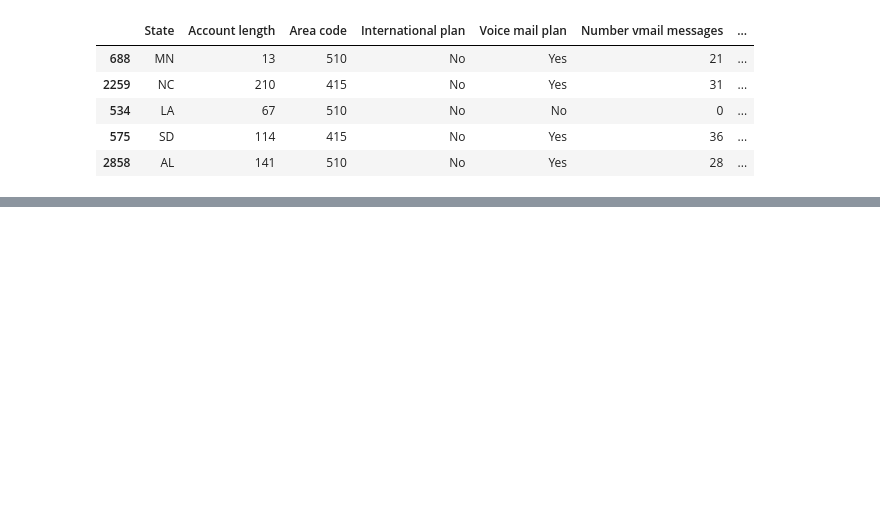
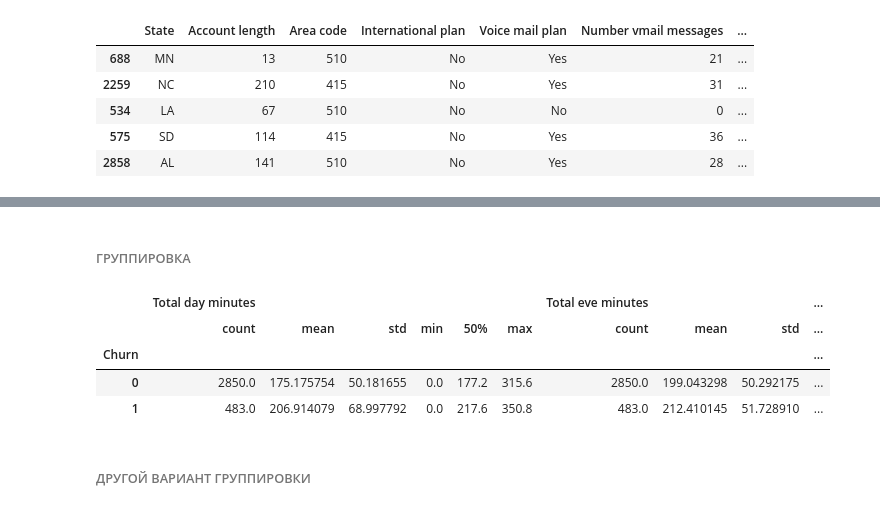
Before and after one commit to all-white/test2, a Jupyter notebook: Untitled.ipynb, the cells around one changed output, grey strips where cells are left out. Drawn from its saved outputs; the diff is of its cells as text; code cells hidden in the pictures; blank space fills up the shorter version.

```diff
--- a/Untitled.ipynb
+++ b/Untitled.ipynb
@@ -103,0 +226,4 @@ df.sort_values(by=['Churn', 'Total day charge'], ascending=[True, False]).head()
+# %%
+d = {'No' : False, 'Yes' : True}
+df['International plan'] = df['International plan'].map(d)
+df.head()
@@ -103,0 +249,13 @@ df.sort_values(by=['Churn', 'Total day charge'], ascending=[True, False]).head()
+# %% [markdown]
+###### ГРУППИРОВКА
+# %%
+columns_to_show = ['Total day minutes', 'Total eve minutes', 'Total night minutes']
+df.groupby(['Churn'])[columns_to_show].describe(percentiles=[])
+# %% [output]
+|  | Total day minutes |  |  |  |  |  | Total eve minutes |  |  | ... |
+|  | count | mean | std | min | 50% | max | count | mean | std | ... |
+| Churn |  |  |  |  |  |  |  |  |  | ... |
+| 0 | 2850.0 | 175.175754 | 50.181655 | 0.0 | 177.2 | 315.6 | 2850.0 | 199.043298 | 50.292175 | ... |
+| 1 | 483.0 | 206.914079 | 68.997792 | 0.0 | 217.6 | 350.8 | 483.0 | 212.410145 | 51.728910 | ... |
+# %% [markdown]
+###### ДРУГОЙ ВАРИАНТ ГРУППИРОВКИ
```
Also changed, not shown: parts of 33 cells of this notebook.
